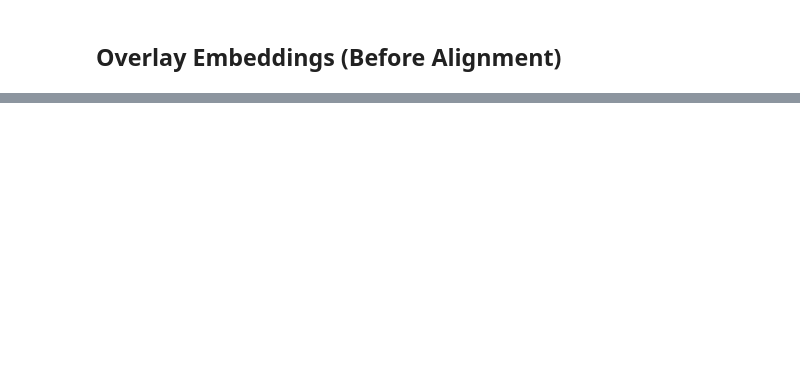
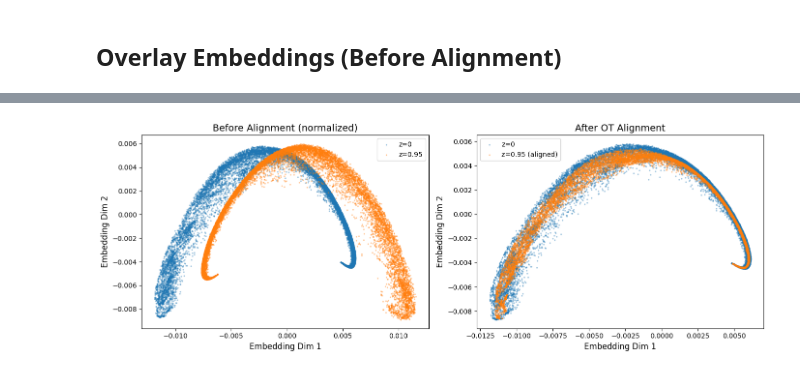
Before and after one commit to asmuzsoy/galaxy-manifolds, a Jupyter notebook: align_tng_embeddings.ipynb, the cells around one changed output, grey strips where cells are left out. Drawn from its saved outputs; the diff is of its cells as text; code cells hidden in the pictures; blank space fills up the shorter version.

```diff
--- a/align_tng_embeddings.ipynb
+++ b/align_tng_embeddings.ipynb
@@ -94,0 +95,7 @@ plt.show()
+# %%
+# Load sorted neighbor vectors for neighborhood similarity cost
+sorted_neighbors_z0 = data_z0['sorted_neighbors']
+sorted_neighbors_z1 = data_z1['sorted_neighbors']
+
+print(f"Sorted neighbors z=0 shape: {sorted_neighbors_z0.shape}")
+print(f"Sorted neighbors z=0.95 shape: {sorted_neighbors_z1.shape}")
@@ -94,0 +216,13 @@ plt.show()
+# %%
+# Run alignment (z=0.95 -> z=0)
+# This aligns the z=0.95 embedding into the z=0 embedding space
+result = align_latent_spaces(
+    embedding_z0, embedding_z1,
+    sorted_neighbors_z0, sorted_neighbors_z1,
+    reg=1e-3,
+    cost_type='neighborhood'
+)
+
+e_z0_norm = result['e1_norm']
+e_z1_aligned = result['e2_aligned']  # z=0.95 transported to z=0 space
+P = result['P']
@@ -94,0 +246,27 @@ plt.show()
+# %%
+# Compare embeddings before and after alignment
+fig, axes = plt.subplots(1, 2, figsize=(14, 5))
+
+# Before alignment (normalized embeddings)
+ax = axes[0]
+ax.scatter(e_z0_norm[:, 0], e_z0_norm[:, 1], s=2, alpha=0.3, label='z=0')
+e_z1_norm = result['e2_norm']
+ax.scatter(e_z1_norm[:, 0], e_z1_norm[:, 1], s=2, alpha=0.3, label='z=0.95')
+ax.set_xlabel('Embedding Dim 1', fontsize=12)
+ax.set_ylabel('Embedding Dim 2', fontsize=12)
+ax.set_title('Before Alignment (normalized)', fontsize=14)
+ax.legend()
+
+# After alignment
+ax = axes[1]
+ax.scatter(e_z0_norm[:, 0], e_z0_norm[:, 1], s=2, alpha=0.3, label='z=0')
+ax.scatter(e_z1_aligned[:, 0], e_z1_aligned[:, 1], s=2, alpha=0.3, label='z=0.95 (aligned)')
+ax.set_xlabel('Embedding Dim 1', fontsize=12)
+ax.set_ylabel('Embedding Dim 2', fontsize=12)
+ax.set_title('After OT Alignment', fontsize=14)
+ax.legend()
+
+plt.tight_layout()
+plt.show()
+# %% [output]
+[figure, added]
```
Also changed, not shown: parts of 22 cells of this notebook.
